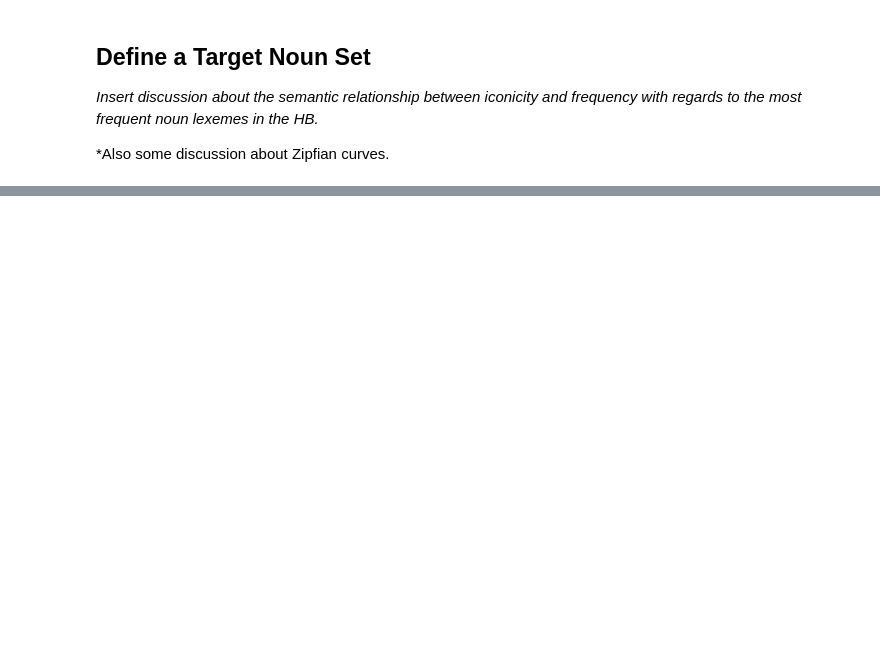
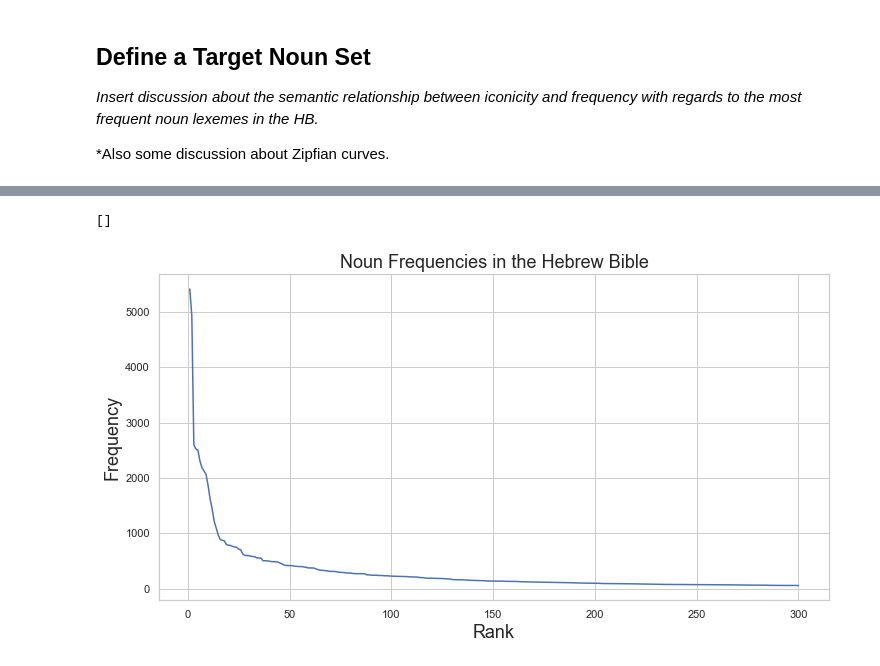
Before and after one commit to codykingham/noun_semantics, a Jupyter notebook: noun_semantics.ipynb, the cells around one changed output, grey strips where cells are left out. Saved outputs shown, nothing was run; the diff lists cells and outputs as text; code cells hidden in the pictures; blank space fills up the shorter version.

```diff
--- a/noun_semantics.ipynb
+++ b/noun_semantics.ipynb
@@ -57,0 +76,10 @@ noun_occurrences = B.search(search_set)
+# %%
+plt.figure(figsize=(12, 6))
+plt.plot(x_count[:300], y_freqs[:300])
+plt.title(title, size=18)
+plt.xlabel(xlabel, size=18)
+plt.ylabel(ylabel, size=18)
+plt.plot()
+# %% [output]
+[]
+[figure, added]
```
Also changed, not shown: parts of 7 cells of this notebook.
